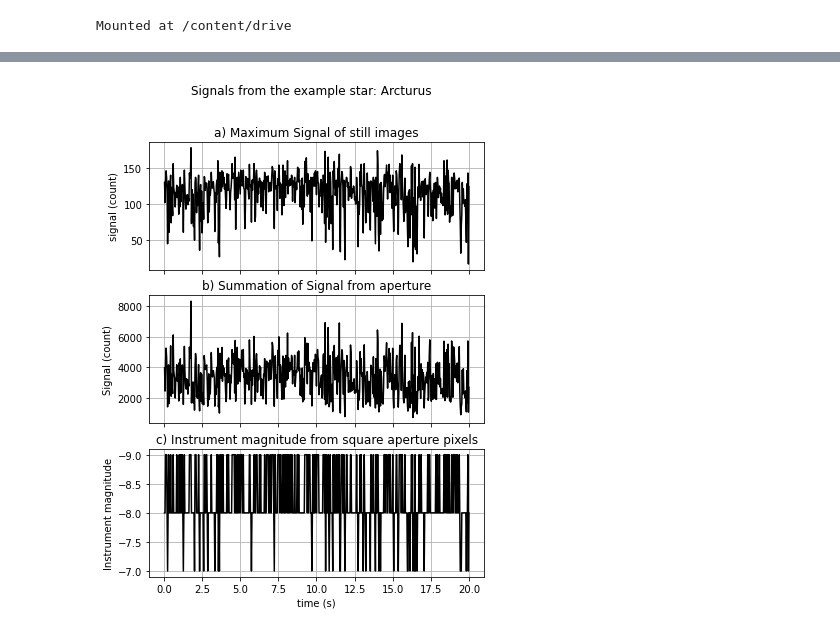
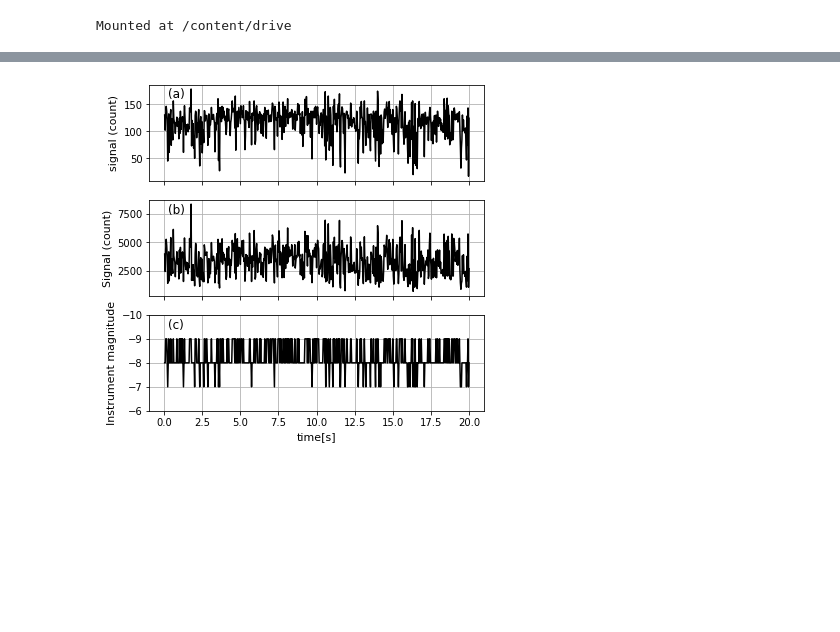
Before and after one commit to watcharawuth/sharing_DPSAT, a Jupyter notebook: DPSAT.ipynb, the cells around one changed output, grey strips where cells are left out. Drawn from its saved outputs; the diff is of its cells as text; code cells hidden in the pictures; blank space fills up the shorter version.

```diff
--- a/DPSAT.ipynb
+++ b/DPSAT.ipynb
@@ -117,42 +79,47 @@ lmax = dataplot[0:600,1] #/dataplot[0][1]
 sumval_bgsignal = dataplot[0:600,4] #/dataplot[0][4]
 magnitude = dataplot[0:600,6]
 number_pixel = dataplot[0:600,7] #/dataplot[0][7]
 #print(fp)
 #offset = (sum_fwhm - sum_bgsignal)
 mean_bgsignal=np.mean(sumval_bgsignal)
 #print(mean_bgsignal)
 #print(np.std(sumval_bgsignal))
 from matplotlib.font_manager import FontProperties
 
 font = FontProperties()
 font.set_family('serif')
-font.set_name('Times New Roman')
+font.set_name('times')
 font.set_style('normal')
+font.set_size('11')
 
 fig, (ax1, ax2, ax3) = plt.subplots(3, 1)
-fig.suptitle('Signals from the example star: Arcturus')
-fig.set_size_inches(6,8)
+#fig.suptitle('Signals from the example star: Arcturus')
+fig.set_size_inches(6,6)
 
-ax1.set_title('a) Maximum Signal of still images')
+ax1.set_title('(a)', x=0.08,y=0.8)
+#ax1.set_title('a) Maximum Signal of still images')
 ax1.plot(xp, lmax, c = 'k', linestyle ='-')
-ax1.set_ylabel('signal (count)')
+ax1.set_ylabel('signal (count)', fontproperties=font)
 ax1.xaxis.set_tick_params(labelbottom=False)
 ax1.grid(True)
 
-ax2.set_title('b) Summation of Signal from aperture')
+ax2.set_title('(b)', x=0.08,y= 0.8)
+#ax2.set_title('b) Summation of Signal from aperture')
 ax2.plot(xp, sumval_bgsignal, c= 'k', linestyle ='-')
-ax2.set_ylabel('Signal (count)')
+ax2.set_ylabel('Signal (count)', fontproperties=font)
 ax2.xaxis.set_tick_params(labelbottom=False)
 ax2.grid(True)
 
-ax3.set_title('c) Instrument magnitude from square aperture pixels')
+ax3.set_title('(c)', x=0.08,y= 0.8)
+#ax3.set_title('c) Instrument magnitude from square aperture pixels')
 ax3.plot(xp, magnitude, c= 'k', linestyle ='-')
 ax3.invert_yaxis()
-ax3.set_xlabel('time (s)')
-ax3.set_ylabel('Instrument magnitude')
+ax3.set_ylim([-6.0, -10.0])
+ax3.set_xlabel('time[s]', fontsize='11', fontweight='normal')
+ax3.set_ylabel('Instrument magnitude', fontproperties=font)
 ax3.grid(True)
 
 #plt.show()
-plt.savefig('/content/drive/My Drive/figure02.png',dpi=640) #Change the number 16 as aper parameter in the 3 cell
+plt.savefig('/content/drive/My Drive/figure02.png',dpi=720) #Change the number 16 as aper parameter in the 3 cell
 # %% [output]
-[figure, old version]
+[figure, new version]
```
Also changed, not shown: parts of 2 cells of this notebook.
